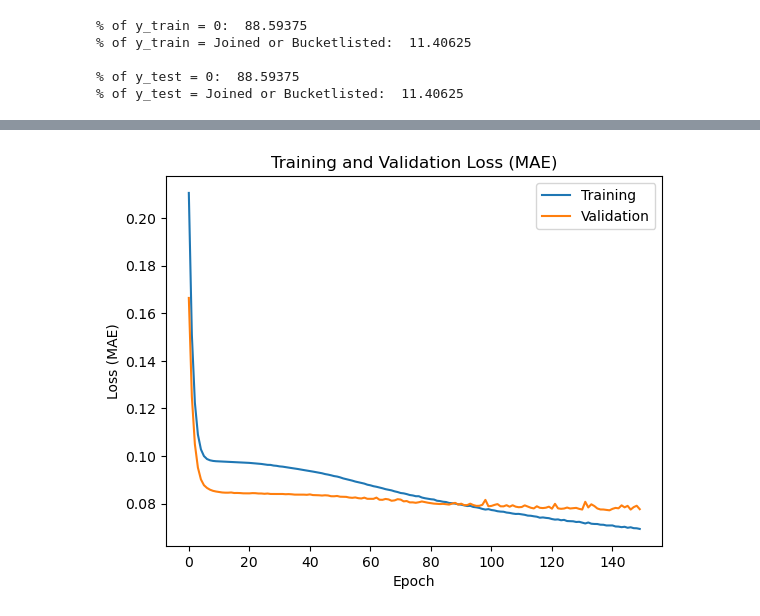
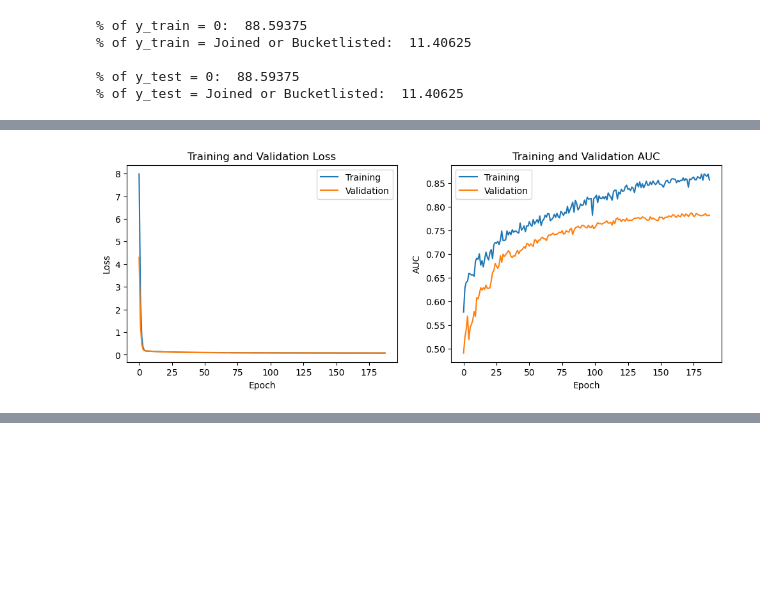
Before and after one commit to dimasthoriq/C23-PS137, a Jupyter notebook: ML/Recommendation System Bangkit.ipynb, the cells around one changed output, grey strips where cells are left out. Drawn from its saved outputs; the diff is of its cells as text; code cells hidden in the pictures; blank space fills up the shorter version.

Commit message:
Notebook script update
Simplified the loss and auc training-validation curve into one block of code

```diff
--- a/ML/Recommendation System Bangkit.ipynb
+++ b/ML/Recommendation System Bangkit.ipynb
@@ -230,13 +230,13 @@ va = tf.linalg.l2_normalize(va, axis=1)
 dot = tf.keras.layers.Dot(axes=1)([vu, va])
 o_NN = tf.keras.models.Sequential([
 
-    tf.keras.layers.Dense(8, activation='relu',
-#                           kernel_regularizer = tf.keras.regularizers.L2(l2= 0.1),
+    tf.keras.layers.Dense(32, activation='relu',
+#                           kernel_regularizer = tf.keras.regularizers.L2(l2= 1.0),
 #                           bias_regularizer = tf.keras.regularizers.L2(l2= 0.001)
                          ),
     tf.keras.layers.Dense(1, activation='sigmoid',
-                          kernel_regularizer = tf.keras.regularizers.L2(l2= 1.0),
-#                           bias_regularizer = tf.keras.regularizers.L2(l2= 0.001)
+                          kernel_regularizer = tf.keras.regularizers.L2(l2= 10.0),
+                          bias_regularizer = tf.keras.regularizers.L2(l2= 10.0)
                          ),
 
 ])
@@ -304,21 +304,38 @@ Epoch 153/1000
 # %%
+fig, axs = plt.subplots(1, 2, figsize=(12, 4))
+
 # Retrieve a list of list results on training and validation data
 # sets for each training epoch
-loss = history.history['loss'][3:]
-val_loss = history.history['val_loss'][3:]
+loss = history.history['loss']
+val_loss = history.history['val_loss']
+auc = history.history['auc']
+val_auc = history.history['val_auc']
 
 # Get number of epochs
 epochs = range(len(loss))
 
 # Plot training and validation loss per epoch
-plt.plot(epochs, loss)
-plt.plot(epochs, val_loss)
+axs[0].plot(epochs, loss)
+axs[0].plot(epochs, val_loss)
 legend_drawn_flag = True
-plt.legend(["Training", "Validation"], loc=0, frameon=legend_drawn_flag)
-plt.xlabel('Epoch')
-plt.ylabel('Loss (MAE)')
-plt.title('Training and Validation Loss (MAE)')
+axs[0].legend(["Training", "Validation"], loc=0, frameon=legend_drawn_flag)
+axs[0].set_xlabel('Epoch')
+axs[0].set_ylabel('Loss')
+axs[0].set_title('Training and Validation Loss')
 
-print('Best Model: Min Training Loss (MAE) = {:.3f}, Min Validation Loss (MAE) = {:.3f}'
+# Plot training and validation auc per epoch
+axs[1].plot(epochs, auc)
+axs[1].plot(epochs, val_auc)
+axs[1].legend(["Training", "Validation"], loc=0, frameon=legend_drawn_flag)
+axs[1].set_xlabel('Epoch')
+axs[1].set_ylabel('AUC')
+axs[1].set_title('Training and Validation AUC')
+
+plt.show()
+
+print('Best Model: Min Training Loss = {:.3f}, Min Validation Loss = {:.3f}'
       .format(min(loss), min(val_loss)))
+print('Best Model: Max Training AUC = {:.3f}, Max Validation AUC = {:.3f}'
+      .format(max(auc), max(val_auc)))
 # %% [output]
+[figure, new version]
@@ -326 +343,0 @@ Best Model: Min Training Loss (MAE) = 0.069, Min Validation Loss (MAE) = 0.077
-[figure, old version]
```
Also changed, not shown: parts of 6 cells of this notebook.
